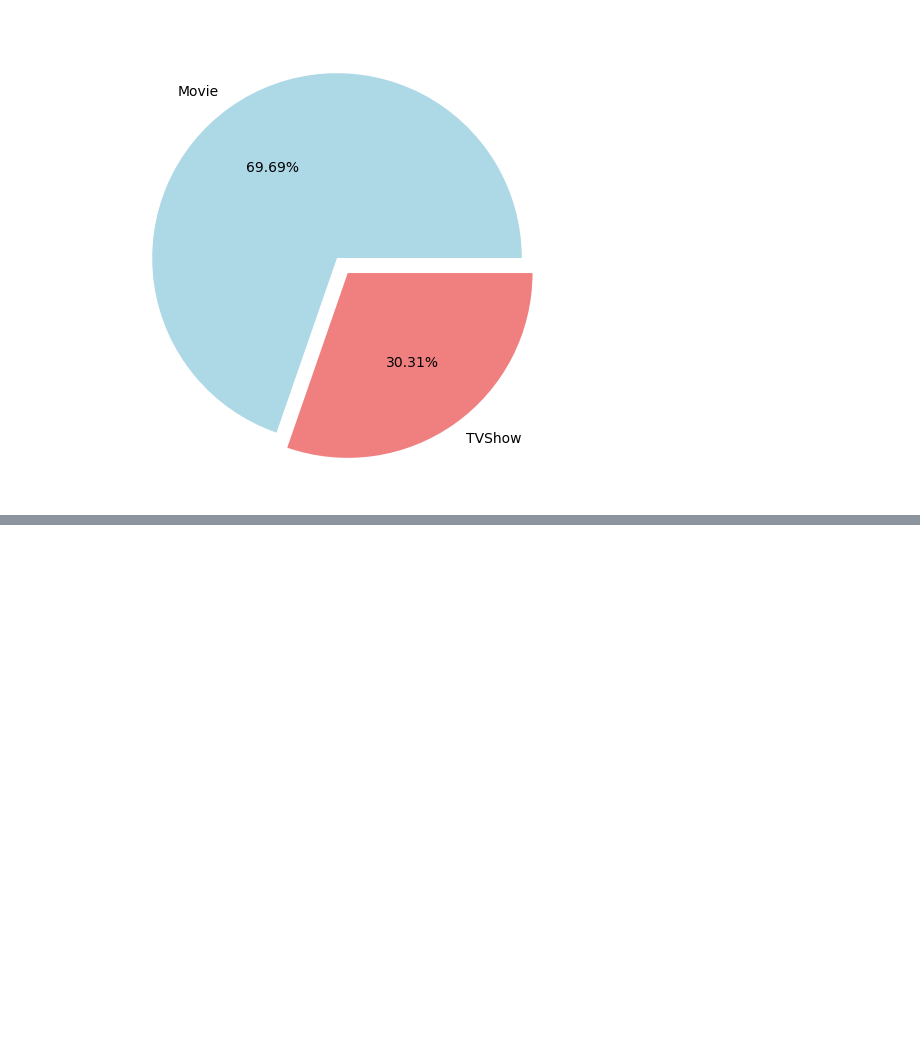
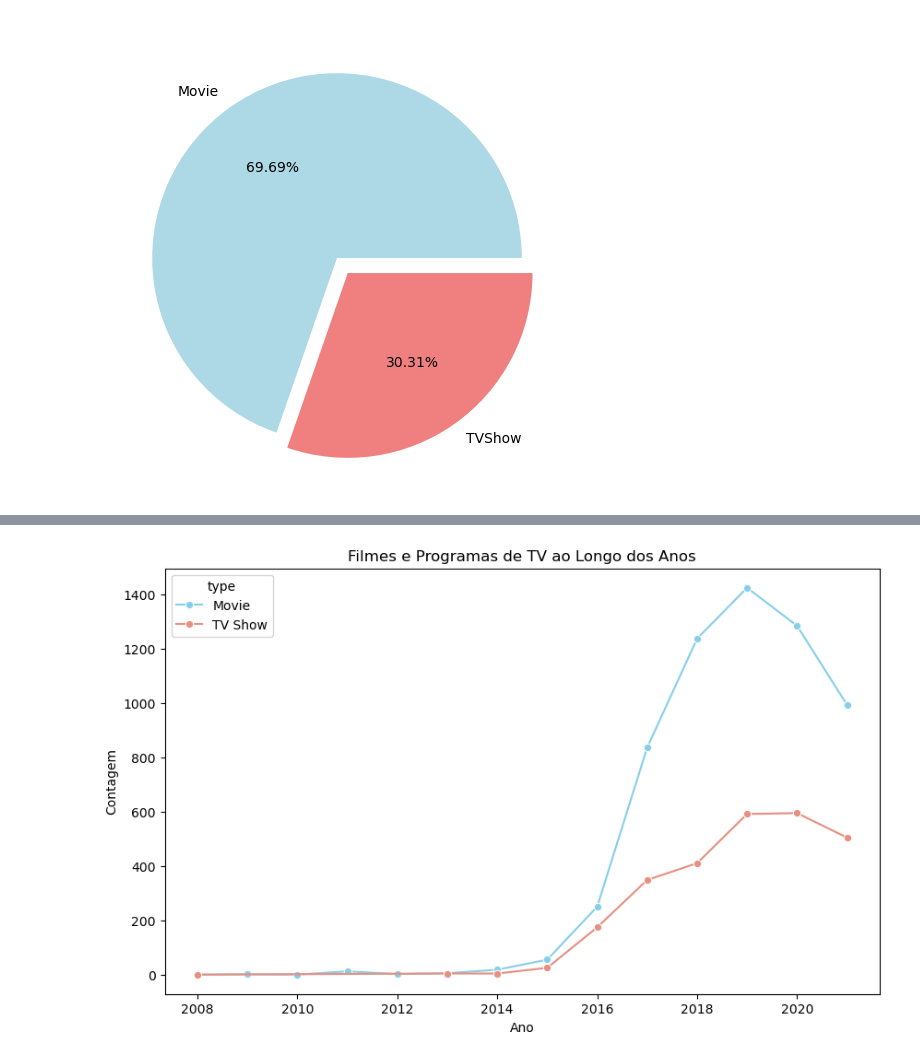
Before and after one commit to RodrigoD4v/Netflix_DataAnalysis, a Jupyter notebook: notebooks/netflix_data_analysis.ipynb, the cells around one changed output, grey strips where cells are left out. Saved outputs shown, nothing was run; the diff lists cells and outputs as text; code cells hidden in the pictures; blank space fills up the shorter version.

```diff
--- a/notebooks/netflix_data_analysis.ipynb
+++ b/notebooks/netflix_data_analysis.ipynb
@@ -89,0 +151,19 @@ plt.show()
+# %%
+# Tendência anual de lançamentos de filmes e programas de TV
+df['year'] = df['Date'].dt.year
+cnt_years = df.groupby(['type', 'year']).size().reset_index(name='count')
+plt.figure(figsize=(10,6))
+sns.lineplot(
+  data = cnt_years,
+  x = 'year',
+  y = 'count',
+  hue = 'type',
+  marker='o',
+  palette=['skyblue', '#E78F81']
+)
+plt.title('Filmes e Programas de TV ao Longo dos Anos')
+plt.xlabel('Ano')
+plt.ylabel('Contagem')
+plt.show()
+# %% [output]
+[figure, added]
```
Also changed, not shown: parts of 5 cells of this notebook.
